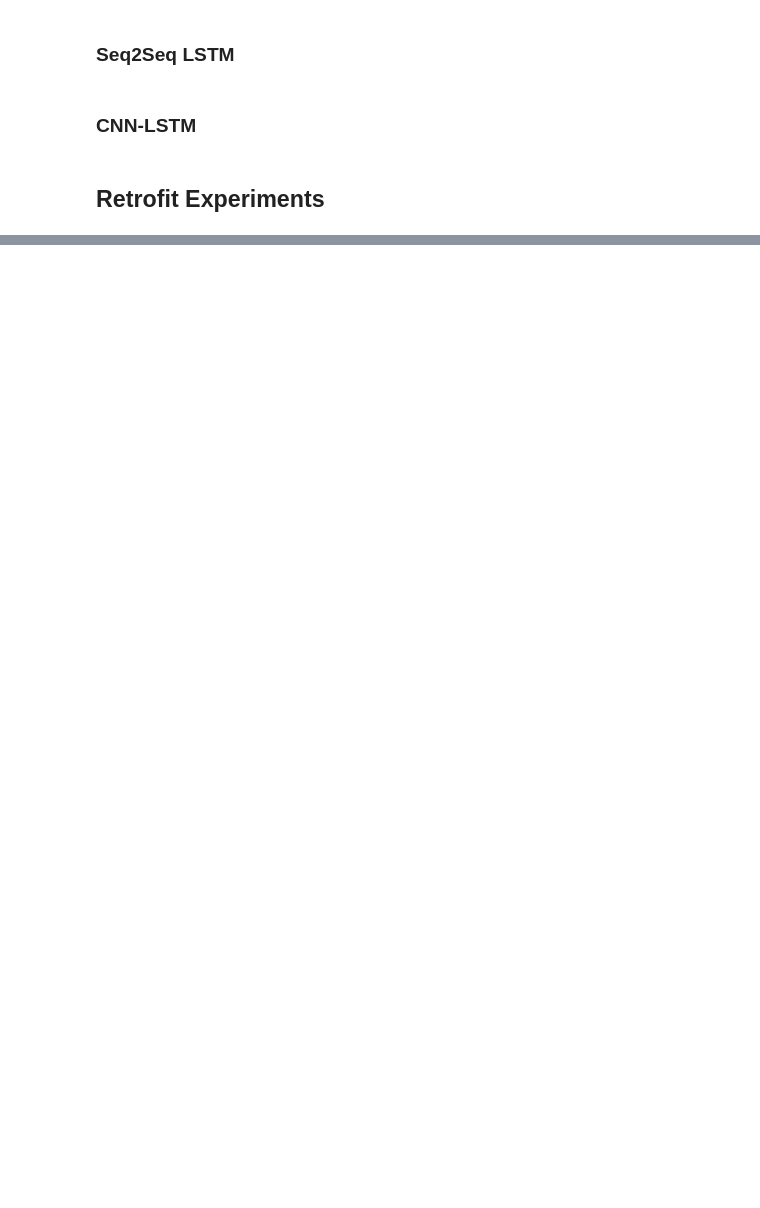
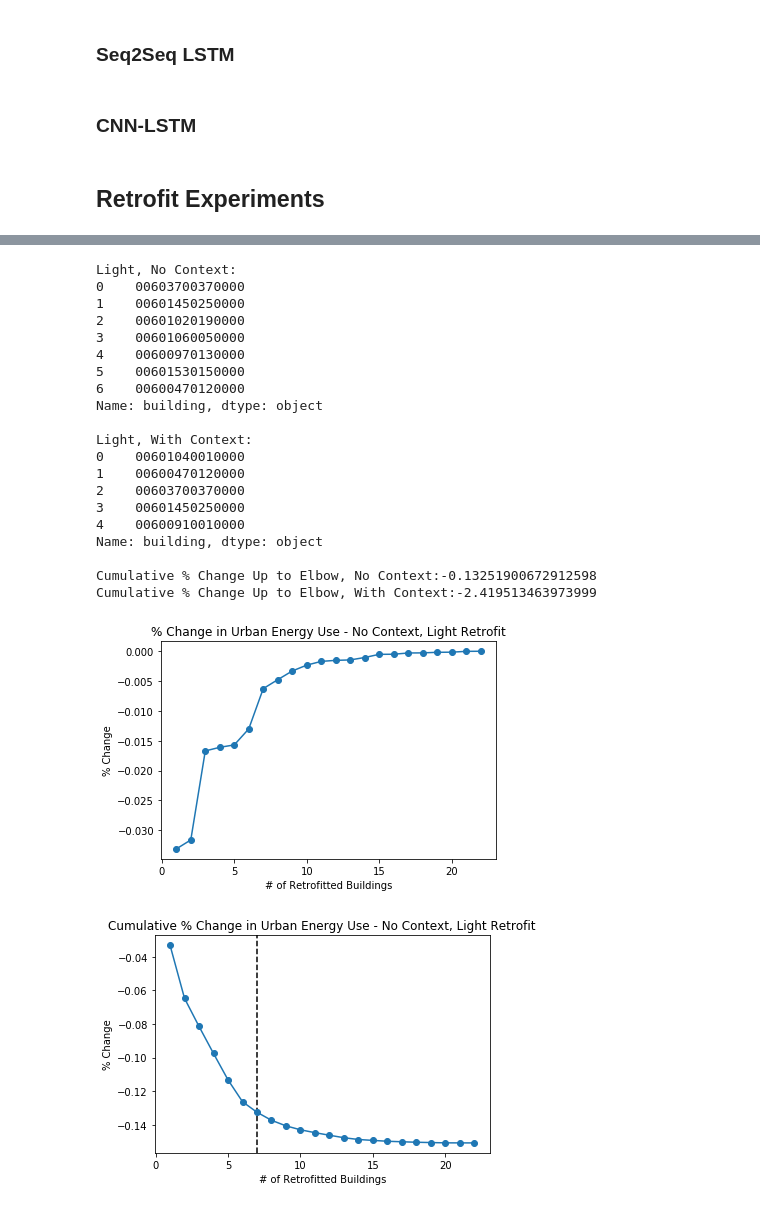
Before and after one commit to Urban-Informatics-Lab/dues-extension, a Jupyter notebook: ml/Experiments.ipynb, the cells around one changed output, grey strips where cells are left out. Cells and saved outputs as stored; diff of their text form; code cells hidden in the pictures; blank space fills up the shorter version.

```diff
--- a/ml/Experiments.ipynb
+++ b/ml/Experiments.ipynb
@@ -466,0 +615,47 @@ energy_retrofits['kwh_window'] = model.predict(window_test_folds[-1][0]).ravel()
+# %%
+if rerun_analysis:
+    utils.stepwise_selection_no_context(energy_retrofits, 'kwh_light', PATH_LIGHT_NO_CONTEXT_SAVINGS_HISTORY)
+    utils.stepwise_selection(model, energy, energy_light, folds, test_folds, scalers[-1], timesteps, PATH_LIGHT_SAVINGS_HISTORY)
+
+light_stepwise_history_no_context = pd.read_csv(PATH_LIGHT_SAVINGS_NO_CONTEXT_HISTORY)
+light_stepwise_history = pd.read_csv(PATH_LIGHT_SAVINGS_HISTORY)
+
+NO_CONTEXT_ELBOW = 7
+ELBOW = 5
+
+no_context_sum = np.sum(light_stepwise_history_no_context['savings'][:NO_CONTEXT_ELBOW])
+context_sum = np.sum(light_stepwise_history['savings'][:ELBOW])
+
+print("Light, No Context: ")
+print(light_stepwise_history_no_context[:NO_CONTEXT_ELBOW]['building'].str.lstrip('kwh_sim_'))
+print("\nLight, With Context: ")
+print(light_stepwise_history[:ELBOW]['building'].str.lstrip('kwh_sim_'))
+
+print("\nCumulative % Change Up to Elbow, No Context:" + str(no_context_sum))
+print("Cumulative % Change Up to Elbow, With Context:" + str(context_sum))
+
+utils.plot_stepwise_history(light_stepwise_history_no_context, NO_CONTEXT_ELBOW, "No Context, Light")
+utils.plot_stepwise_history(light_stepwise_history, ELBOW, "Light")
+# %% [output]
+Light, No Context:
+0    00603700370000
+1    00601450250000
+2    00601020190000
+3    00601060050000
+4    00600970130000
+5    00601530150000
+6    00600470120000
+Name: building, dtype: object
+
+Light, With Context:
+0    00601040010000
+1    00600470120000
+2    00603700370000
+3    00601450250000
+4    00600910010000
+Name: building, dtype: object
+
+Cumulative % Change Up to Elbow, No Context:-0.13251900672912598
+Cumulative % Change Up to Elbow, With Context:-2.419513463973999
+[figure, added]
+[figure, added]
```
Also changed, not shown: parts of 14 cells of this notebook, 14 other files.
